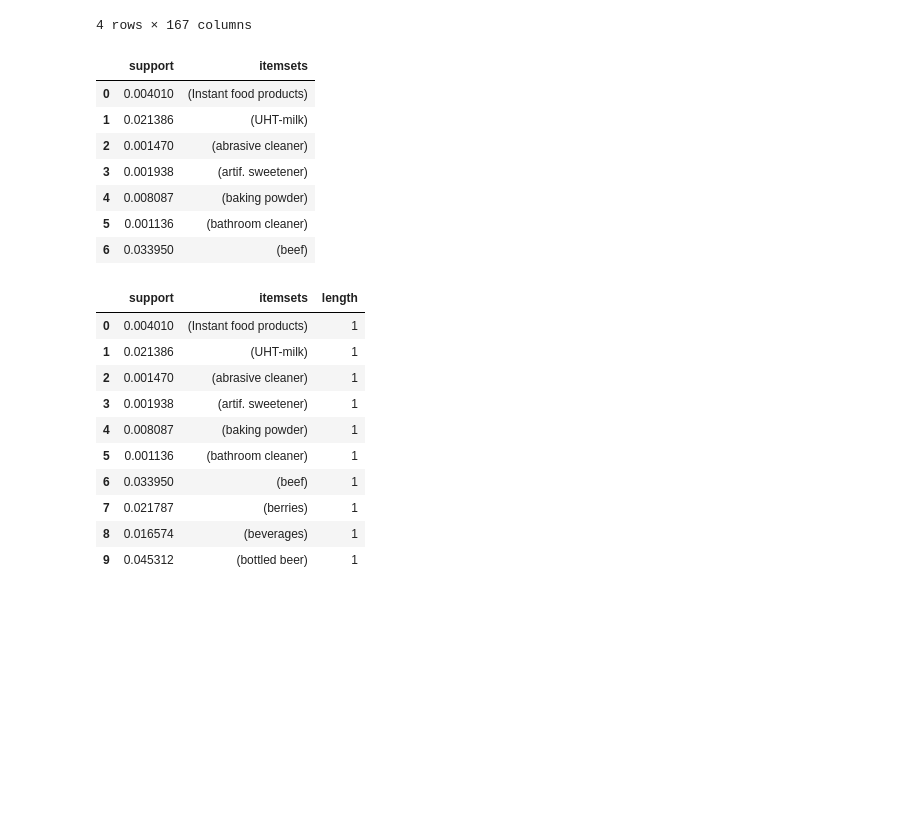
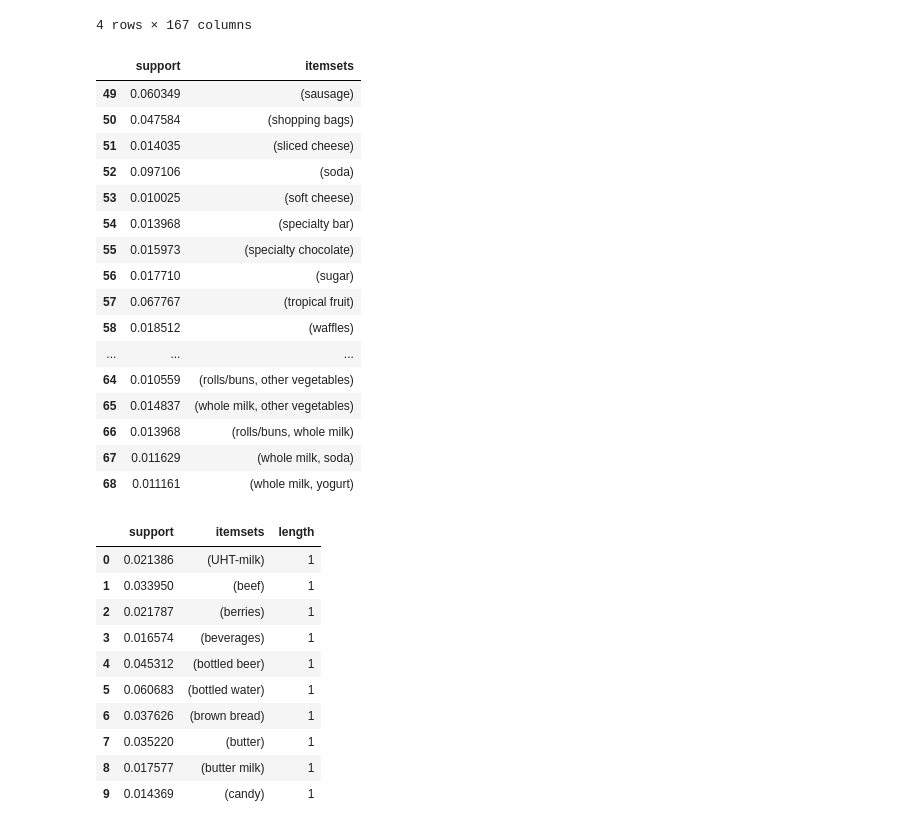
Before and after one commit to TomasRacil/DataMining, a Jupyter notebook: Association/association2.ipynb, the cells around one changed output. Drawn from its saved outputs; the diff is of its cells as text; code cells hidden in the pictures; blank space fills up the shorter version.

```diff
--- a/Association/association2.ipynb
+++ b/Association/association2.ipynb
@@ -141,8 +122,8 @@ KeyboardInterrupt:
 # %%
 transactions = df.join(pd.get_dummies(df.pop('itemDescription')))
 transactions = transactions.groupby(['Member_number','Date'], as_index=False).sum()
-# transactions.pop("Member_number")
-# transactions.pop("Date")
-# transactions=transactions.apply(lambda x: x>0)
+transactions.pop("Member_number")
+transactions.pop("Date")
+transactions=transactions.apply(lambda x: x>0)
 transactions
 # %% [output]
@@ -175,33 +155,41 @@ transactions.to_csv("lr.csv", index=False)
 # %%
 from mlxtend.frequent_patterns import apriori, association_rules
 # %%
-freq_items = apriori(transactions, min_support=0.001, use_colnames=True)
-freq_items.head(7)
+freq_items = apriori(transactions, min_support=0.01, use_colnames=True)
 # %% [output]
 |  | support | itemsets |
-| 0 | 0.004010 | (Instant food products) |
-| 1 | 0.021386 | (UHT-milk) |
-| 2 | 0.001470 | (abrasive cleaner) |
-| 3 | 0.001938 | (artif. sweetener) |
-| 4 | 0.008087 | (baking powder) |
-| 5 | 0.001136 | (bathroom cleaner) |
-| 6 | 0.033950 | (beef) |
+| 49 | 0.060349 | (sausage) |
+| 50 | 0.047584 | (shopping bags) |
+| 51 | 0.014035 | (sliced cheese) |
+| 52 | 0.097106 | (soda) |
+| 53 | 0.010025 | (soft cheese) |
+| 54 | 0.013968 | (specialty bar) |
+| 55 | 0.015973 | (specialty chocolate) |
+| 56 | 0.017710 | (sugar) |
+| 57 | 0.067767 | (tropical fruit) |
+| 58 | 0.018512 | (waffles) |
+| ... | ... | ... |
+| 64 | 0.010559 | (rolls/buns, other vegetables) |
+| 65 | 0.014837 | (whole milk, other vegetables) |
+| 66 | 0.013968 | (rolls/buns, whole milk) |
+| 67 | 0.011629 | (whole milk, soda) |
+| 68 | 0.011161 | (whole milk, yogurt) |
 # %%
 freq_items['length'] = freq_items['itemsets'].apply(lambda x: len(x))
 # %%
 freq_items.head(10)
 # %% [output]
 |  | support | itemsets | length |
-| 0 | 0.004010 | (Instant food products) | 1 |
-| 1 | 0.021386 | (UHT-milk) | 1 |
-| 2 | 0.001470 | (abrasive cleaner) | 1 |
-| 3 | 0.001938 | (artif. sweetener) | 1 |
-| 4 | 0.008087 | (baking powder) | 1 |
-| 5 | 0.001136 | (bathroom cleaner) | 1 |
-| 6 | 0.033950 | (beef) | 1 |
-| 7 | 0.021787 | (berries) | 1 |
-| 8 | 0.016574 | (beverages) | 1 |
-| 9 | 0.045312 | (bottled beer) | 1 |
+| 0 | 0.021386 | (UHT-milk) | 1 |
+| 1 | 0.033950 | (beef) | 1 |
+| 2 | 0.021787 | (berries) | 1 |
+| 3 | 0.016574 | (beverages) | 1 |
+| 4 | 0.045312 | (bottled beer) | 1 |
+| 5 | 0.060683 | (bottled water) | 1 |
+| 6 | 0.037626 | (brown bread) | 1 |
+| 7 | 0.035220 | (butter) | 1 |
+| 8 | 0.017577 | (butter milk) | 1 |
+| 9 | 0.014369 | (candy) | 1 |
 # %%
 freq_items.tail(10)
 # %% [output]
```
Also changed, not shown: parts of 7 cells of this notebook, 5 other files.
